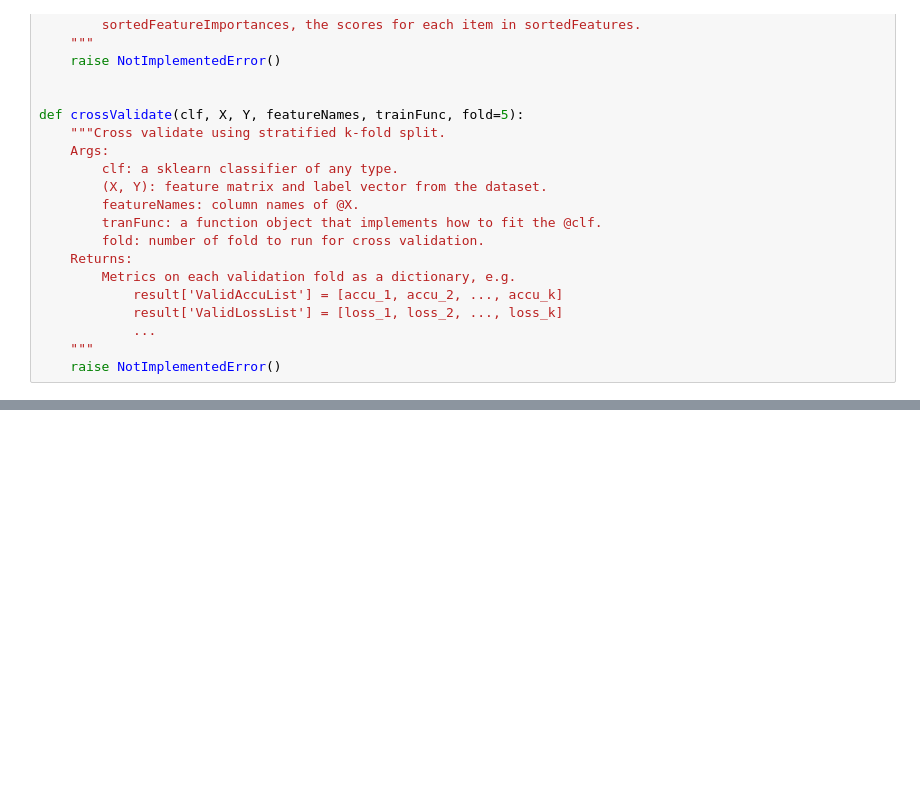
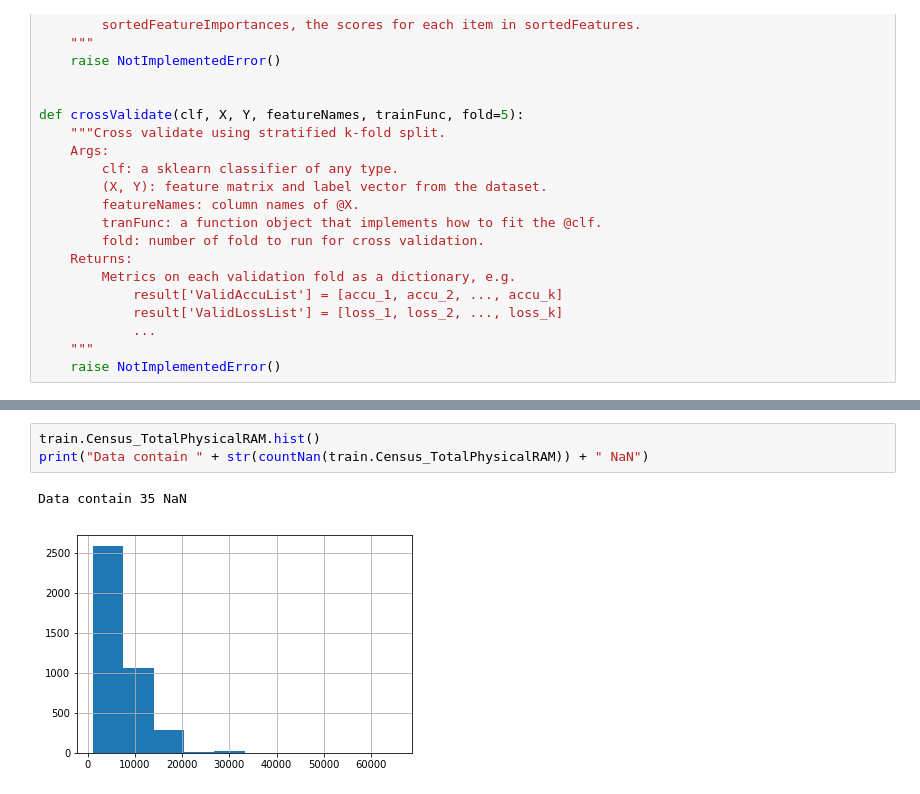
Before and after one commit to LauraElan/Computer_Security_Project, a Jupyter notebook: jupyter.ipynb, the cells around one changed output, grey strips where cells are left out. Cells and saved outputs as stored; diff of their text form; blank space fills up the shorter version.

```diff
--- a/jupyter.ipynb
+++ b/jupyter.ipynb
@@ -42,0 +200,6 @@ def hello():
+# %%
+train.Census_TotalPhysicalRAM.hist()
+print("Data contain " + str(countNan(train.Census_TotalPhysicalRAM)) + " NaN")
+# %% [output]
+Data contain 35 NaN
+[figure, added]
```
Also changed, not shown: parts of 104 cells of this notebook, 1 other file.
